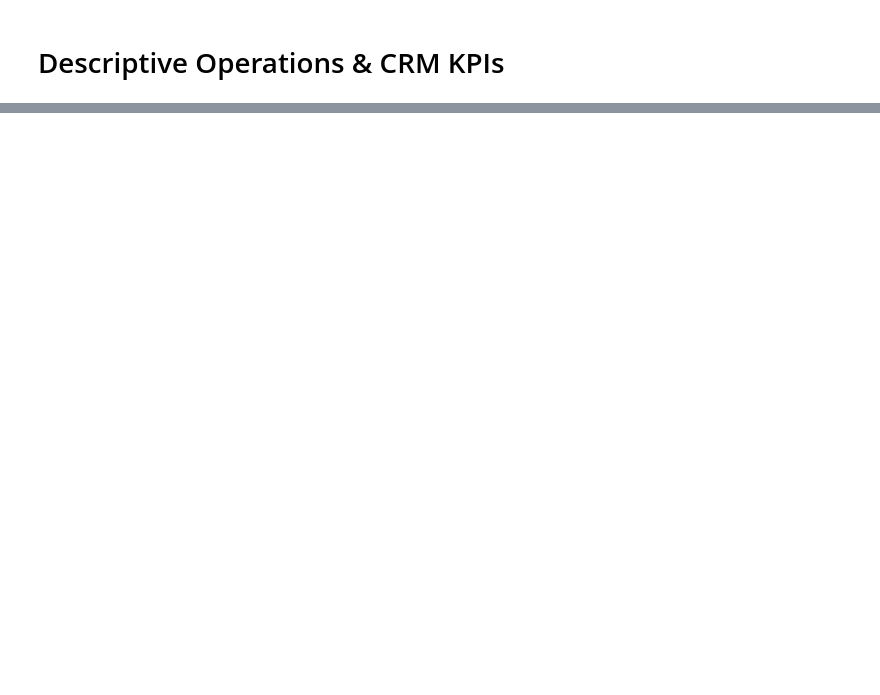
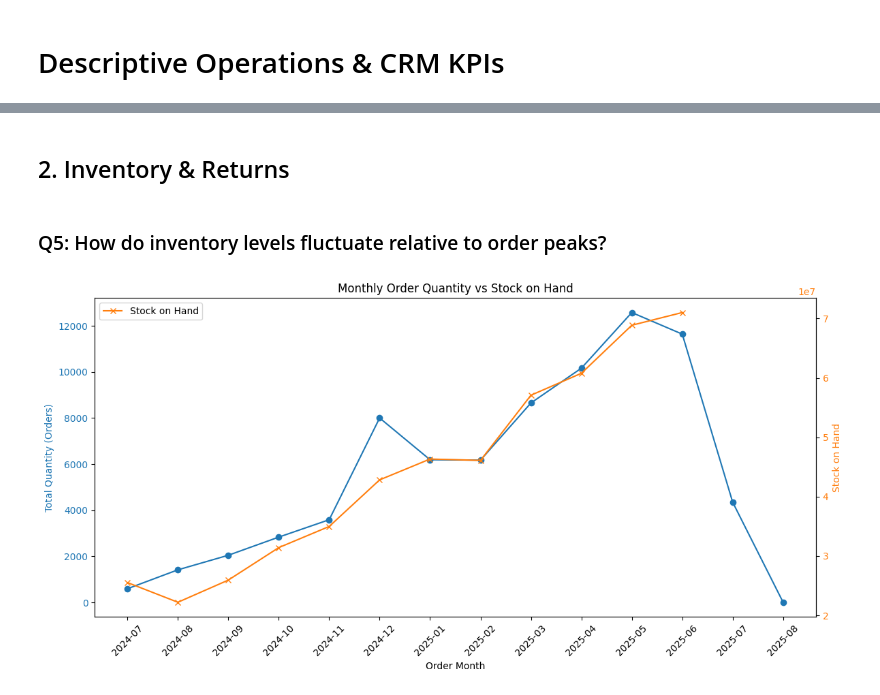
Before and after one commit to Barahow/Operational-CRM-Analysis-Retention-Funnel-and-Repurchase-Insights, a Jupyter notebook: notebooks/eda/01_descriptive_analysis.ipynb.ipynb, the cells around one changed output, grey strips where cells are left out. Drawn from its saved outputs; the diff is of its cells as text; code cells hidden in the pictures; blank space fills up the shorter version.

```diff
--- a/notebooks/eda/01_descriptive_analysis.ipynb.ipynb
+++ b/notebooks/eda/01_descriptive_analysis.ipynb.ipynb
@@ -299,0 +246,50 @@ plt.show()
+# %% [markdown]
+## 2. Inventory & Returns
+# %% [markdown]
+###  Q5: How do inventory levels fluctuate relative to order peaks?
+# %%
+orders_df['order_date']= pd.to_datetime(orders_df['order_date'],errors='coerce')
+
+order_quantity_month = (
+orders_df
+.groupby(orders_df['order_date'].dt.to_period('M').rename('order_months'))['quantity'].sum()
+.reset_index(name='total_quantity')
+)
+
+inventory_df['date']=  pd.to_datetime(inventory_df['date'],errors='coerce')
+inventory_stocks = (
+    inventory_df
+    .groupby(inventory_df['date'].dt.to_period('M').rename('order_months'))
+    .agg({
+        'stock_on_hand':'sum',
+        'stock_inbound':'sum'
+    }).rename(columns={
+        'stock_on_hand':'total_stock_on_hand'
+    })
+
+)
+
+
+
+merge_order_inventory= pd.merge(order_quantity_month,inventory_stocks,on='order_months',how='left')
+# %%
+fig, ax1 = plt.subplots(figsize=(12, 6))
+
+ax1.set_xlabel('Order Month')
+ax1.set_ylabel('Total Quantity (Orders)', color='tab:blue')
+ax1.plot(merge_order_inventory['order_months'].astype(str), merge_order_inventory['total_quantity'], color='tab:blue', marker='o')
+ax1.tick_params(axis='y', labelcolor='tab:blue')
+ax1.tick_params(axis='x', rotation=45)
+
+ax2 = ax1.twinx()
+ax2.set_ylabel('Stock on Hand', color='tab:orange')
+ax2.plot(merge_order_inventory['order_months'].astype(str), merge_order_inventory['total_stock_on_hand'], label='Stock on Hand', color='tab:orange', marker='x')
+ax2.tick_params(axis='y', labelcolor='tab:orange')
+
+ax2.legend(loc='upper left')
+
+plt.title('Monthly Order Quantity vs Stock on Hand')
+plt.tight_layout()
+plt.show()
+# %% [output]
+[figure, added]
```
Also changed, not shown: parts of 46 cells of this notebook.
